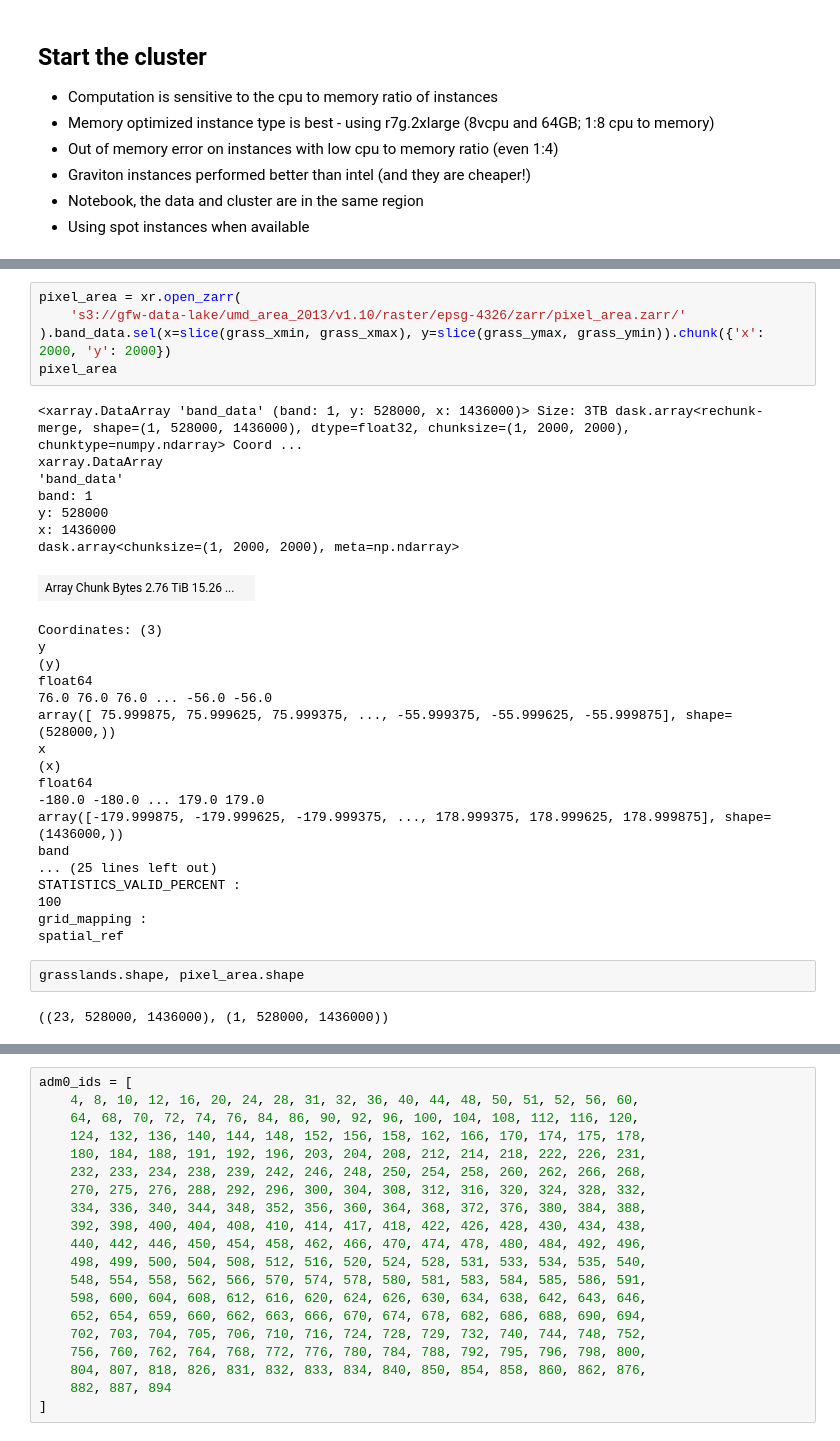
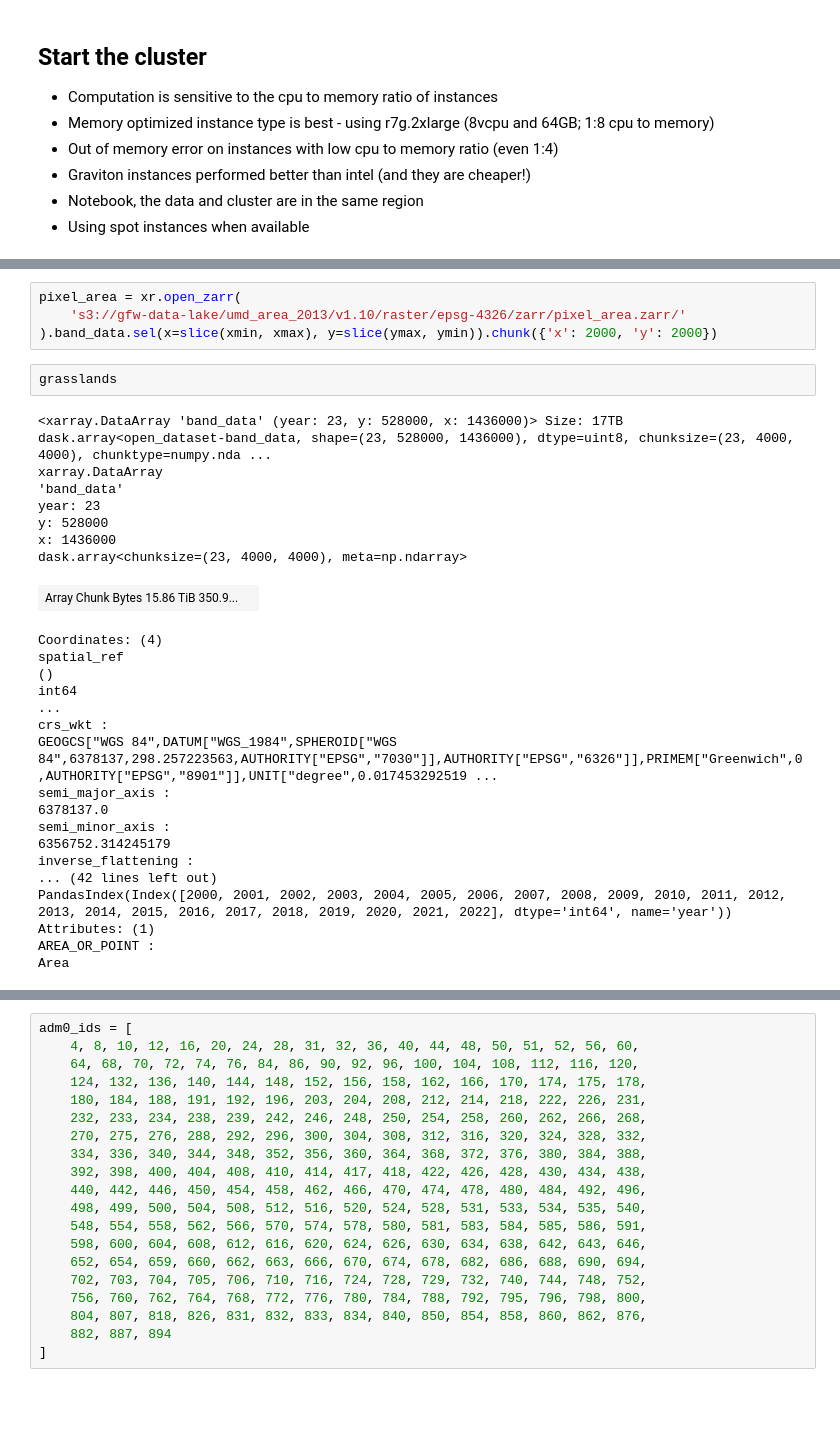
Before and after one commit to wri/project-zeno-data-infra, a Jupyter notebook: notebooks/grasslands_areas_gadm_2000-2022.ipynb, the cells around one changed output, grey strips where cells are left out. Cells and saved outputs as stored; diff of their text form; blank space fills up the shorter version.

```diff
--- a/notebooks/grasslands_areas_gadm_2000-2022.ipynb
+++ b/notebooks/grasslands_areas_gadm_2000-2022.ipynb
@@ -91,38 +74,35 @@ grass_xmin, grass_xmax, grass_ymin, grass_ymax
 # %%
 pixel_area = xr.open_zarr(
     's3://gfw-data-lake/umd_area_2013/v1.10/raster/epsg-4326/zarr/pixel_area.zarr/'
-).band_data.sel(x=slice(grass_xmin, grass_xmax), y=slice(grass_ymax, grass_ymin)).chunk({'x': 2000, 'y': 2000})
-pixel_area
+).band_data.sel(x=slice(xmin, xmax), y=slice(ymax, ymin)).chunk({'x': 2000, 'y': 2000})
-# %% [output]
-<xarray.DataArray 'band_data' (band: 1, y: 528000, x: 1436000)> Size: 3TB dask.array<rechunk-merge, shape=(1, 528000, 1436000), dtype=float32, chunksize=(1, 2000, 2000), chunktype=numpy.ndarray> Coord ...
-xarray.DataArray
-'band_data'
-band: 1
-y: 528000
-x: 1436000
-dask.array<chunksize=(1, 2000, 2000), meta=np.ndarray>
-| Array Chunk Bytes 2.76 TiB 15.26 ... |  |
-Coordinates: (3)
-y
-(y)
-float64
-76.0 76.0 76.0 ... -56.0 -56.0
-array([ 75.999875, 75.999625, 75.999375, ..., -55.999375, -55.999625, -55.999875], shape=(528000,))
-x
-(x)
-float64
--180.0 -180.0 ... 179.0 179.0
-array([-179.999875, -179.999625, -179.999375, ..., 178.999375, 178.999625, 178.999875], shape=(1436000,))
-band
-... (25 lines left out)
-STATISTICS_VALID_PERCENT :
-100
-grid_mapping :
-spatial_ref
-# %%
-grasslands.shape, pixel_area.shape
-# %% [output]
-((23, 528000, 1436000), (1, 528000, 1436000))
+# %%
+grasslands
+# %% [output]
+<xarray.DataArray 'band_data' (year: 23, y: 528000, x: 1436000)> Size: 17TB dask.array<open_dataset-band_data, shape=(23, 528000, 1436000), dtype=uint8, chunksize=(23, 4000, 4000), chunktype=numpy.nda ...
+xarray.DataArray
+'band_data'
+year: 23
+y: 528000
+x: 1436000
+dask.array<chunksize=(23, 4000, 4000), meta=np.ndarray>
+| Array Chunk Bytes 15.86 TiB 350.9... |  |
+Coordinates: (4)
+spatial_ref
+()
+int64
+...
+crs_wkt :
+GEOGCS["WGS 84",DATUM["WGS_1984",SPHEROID["WGS 84",6378137,298.257223563,AUTHORITY["EPSG","7030"]],AUTHORITY["EPSG","6326"]],PRIMEM["Greenwich",0,AUTHORITY["EPSG","8901"]],UNIT["degree",0.017453292519 ...
+semi_major_axis :
+6378137.0
+semi_minor_axis :
+6356752.314245179
+inverse_flattening :
+... (42 lines left out)
+PandasIndex(Index([2000, 2001, 2002, 2003, 2004, 2005, 2006, 2007, 2008, 2009, 2010, 2011, 2012, 2013, 2014, 2015, 2016, 2017, 2018, 2019, 2020, 2021, 2022], dtype='int64', name='year'))
+Attributes: (1)
+AREA_OR_POINT :
+Area
 # %%
 countries = xr.open_zarr(
     's3://gfw-data-lake/gadm_administrative_boundaries/v4.1.85/raster/epsg-4326/zarr/adm0.zarr'
```
Also changed, not shown: parts of 16 cells of this notebook, 1 other file.
